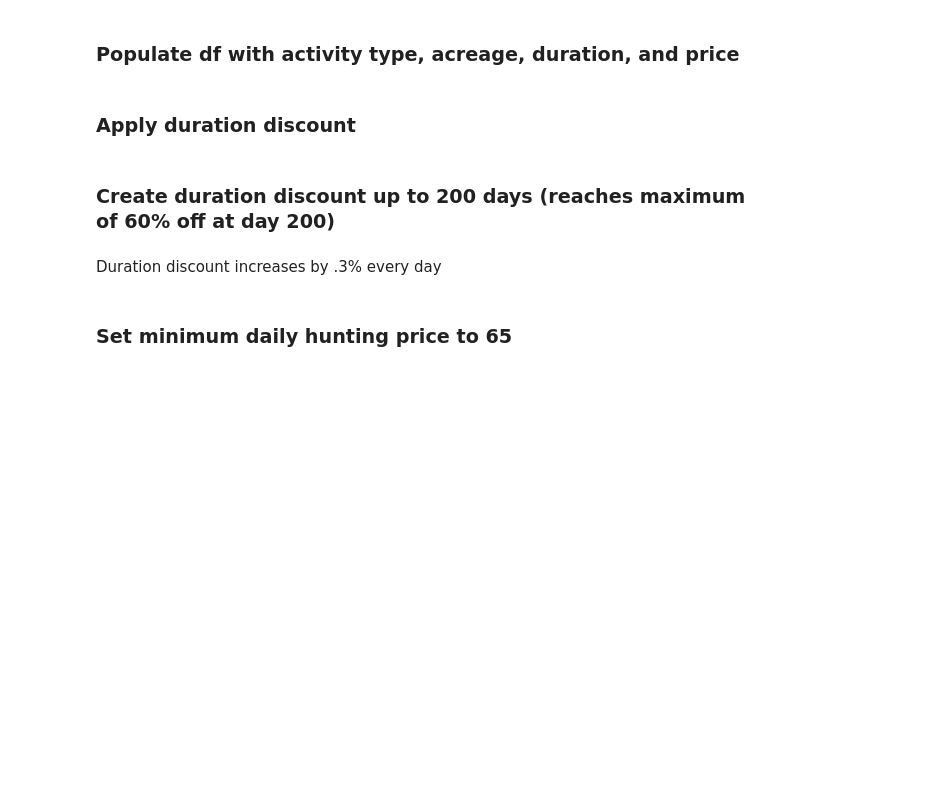
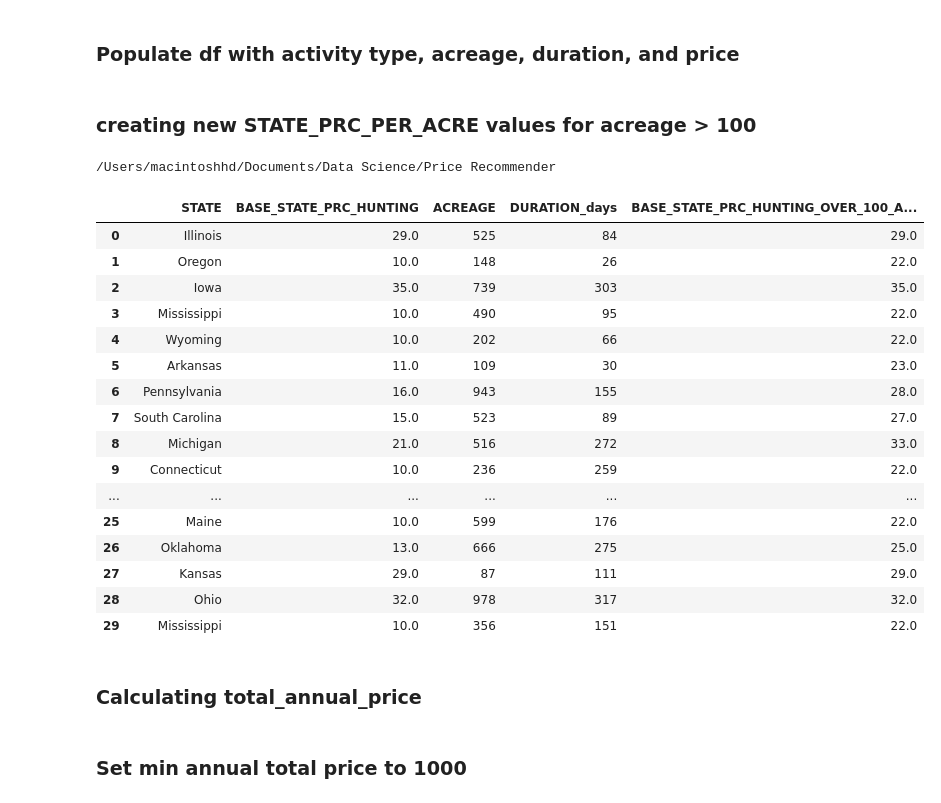
Before and after one commit to PhilipHarvey20/Land-Lease-Price-Recommender, a Jupyter notebook: Price Recommender.ipynb, the cells around one changed output. Drawn from its saved outputs; the diff is of its cells as text; code cells hidden in the pictures; blank space fills up the shorter version.

```diff
--- a/Price Recommender.ipynb
+++ b/Price Recommender.ipynb
@@ -69,25 +80,25 @@ df = df[['ACTIVITY_TYPE','STATE','DURATION_days','BASE_STATE_PRC_HUNTING','ACREA
-# %% [markdown]
-### Apply duration discount
-# %% [markdown]
-### Create duration discount up to 200 days (reaches maximum of 60% off at day 200)
-# %% [markdown]
-Duration discount increases by .3% every day
-# %%
-duration_discount_multiplier = []
-DURATION_days = []
-x = .003
-for day_num in range(200):
-    DURATION_days.append(day_num)
-    x += .003
-    duration_discount_multiplier.append(1 - x)
-duration_discount_multiplier = pd.DataFrame (duration_discount_multiplier, columns = ['duration_discount_multiplier'])
-DURATION_days  = pd.DataFrame (DURATION_days, columns = ['DURATION_days'])
-duration_discount_multiplier = duration_discount_multiplier.join(DURATION_days)
-duration_discount_multiplier = duration_discount_multiplier[['DURATION_days','duration_discount_multiplier']]
-df.shape
-cols = ['DURATION_days']
-df = df.join(duration_discount_multiplier.set_index(cols), on=cols)
-df.loc[df['DURATION_days']>=200, ['duration_discount_multiplier']] = .397
-df['TOTAL_ACREAGE_PRICE'] = (df['DURATION_days'] * df['ACREAGE_PRICE_DAILY'] * df['duration_discount_multiplier']).round(2)
-# reorder df columns
-df = df[['ACTIVITY_TYPE','STATE','BASE_STATE_PRC_HUNTING','ACREAGE_PRICE_DAILY', 'LOG_BASE_STATE_PRC_HUNTING','LOG2_BASE_STATE_PRC_HUNTING','duration_discount_multiplier','DURATION_days','ACREAGE', 'TOTAL_ACREAGE_PRICE']]
+# %% [markdown]
+### creating new STATE_PRC_PER_ACRE values for acreage > 100
+# %%
+df.loc[df['BASE_STATE_PRC_HUNTING']<=10, ['BASE_STATE_PRC_HUNTING']]=10
+df['BASE_STATE_PRC_HUNTING_OVER_100_ACRES'] = df['BASE_STATE_PRC_HUNTING'] + 12
+df.loc[df['STATE']=='Iowa', ['BASE_STATE_PRC_HUNTING']] =35
+df.loc[df['STATE']=='Ohio', ['BASE_STATE_PRC_HUNTING']] =32
+df.loc[df['STATE']=='Missouri', ['BASE_STATE_PRC_HUNTING']] =29
+df.loc[df['STATE']=='Illinois', ['BASE_STATE_PRC_HUNTING']] =29
+df.loc[df['STATE']=='Wisconsin', ['BASE_STATE_PRC_HUNTING']] =29
+df.loc[df['STATE']=='Kentucky', ['BASE_STATE_PRC_HUNTING']] =29
+df.loc[df['STATE']=='Kansas', ['BASE_STATE_PRC_HUNTING']] =29
+
+
+df.loc[df['STATE']=='Iowa', ['BASE_STATE_PRC_HUNTING_OVER_100_ACRES']] =35
+df.loc[df['STATE']=='Ohio', ['BASE_STATE_PRC_HUNTING_OVER_100_ACRES']] =32
+df.loc[df['STATE']=='Missouri', ['BASE_STATE_PRC_HUNTING_OVER_100_ACRES']] =29
+df.loc[df['STATE']=='Illinois', ['BASE_STATE_PRC_HUNTING_OVER_100_ACRES']] =29
+df.loc[df['STATE']=='Wisconsin', ['BASE_STATE_PRC_HUNTING_OVER_100_ACRES']] =29
+df.loc[df['STATE']=='Kentucky', ['BASE_STATE_PRC_HUNTING_OVER_100_ACRES']] =29
+df.loc[df['STATE']=='Kansas', ['BASE_STATE_PRC_HUNTING_OVER_100_ACRES']] =29
+# %%
+cd /Users/macintoshhd/Documents/Data Science/Price Recommender
+# %% [output]
+/Users/macintoshhd/Documents/Data Science/Price Recommender
@@ -93,0 +111,22 @@ df = df[['ACTIVITY_TYPE','STATE','BASE_STATE_PRC_HUNTING','ACREAGE_PRICE_DAILY',
+# %%
+df.head(30)
+# %% [output]
+|  | STATE | BASE_STATE_PRC_HUNTING | ACREAGE | DURATION_days | BASE_STATE_PRC_HUNTING_OVER_100_A... |
+| 0 | Illinois | 29.0 | 525 | 84 | 29.0 |
+| 1 | Oregon | 10.0 | 148 | 26 | 22.0 |
+| 2 | Iowa | 35.0 | 739 | 303 | 35.0 |
+| 3 | Mississippi | 10.0 | 490 | 95 | 22.0 |
+| 4 | Wyoming | 10.0 | 202 | 66 | 22.0 |
+| 5 | Arkansas | 11.0 | 109 | 30 | 23.0 |
+| 6 | Pennsylvania | 16.0 | 943 | 155 | 28.0 |
+| 7 | South Carolina | 15.0 | 523 | 89 | 27.0 |
+| 8 | Michigan | 21.0 | 516 | 272 | 33.0 |
+| 9 | Connecticut | 10.0 | 236 | 259 | 22.0 |
+| ... | ... | ... | ... | ... | ... |
+| 25 | Maine | 10.0 | 599 | 176 | 22.0 |
+| 26 | Oklahoma | 13.0 | 666 | 275 | 25.0 |
+| 27 | Kansas | 29.0 | 87 | 111 | 29.0 |
+| 28 | Ohio | 32.0 | 978 | 317 | 32.0 |
+| 29 | Mississippi | 10.0 | 356 | 151 | 22.0 |
+# %% [markdown]
+### Calculating total_annual_price
@@ -94,4 +142,4 @@ df = df[['ACTIVITY_TYPE','STATE','BASE_STATE_PRC_HUNTING','ACREAGE_PRICE_DAILY',
 # %% [markdown]
-### Set minimum daily hunting price to 65
+### Set min annual total price to 1000
 # %%
 # Set the minimum daily acreage price to $60
```
Also changed, not shown: parts of 34 cells of this notebook, 1 other file.
